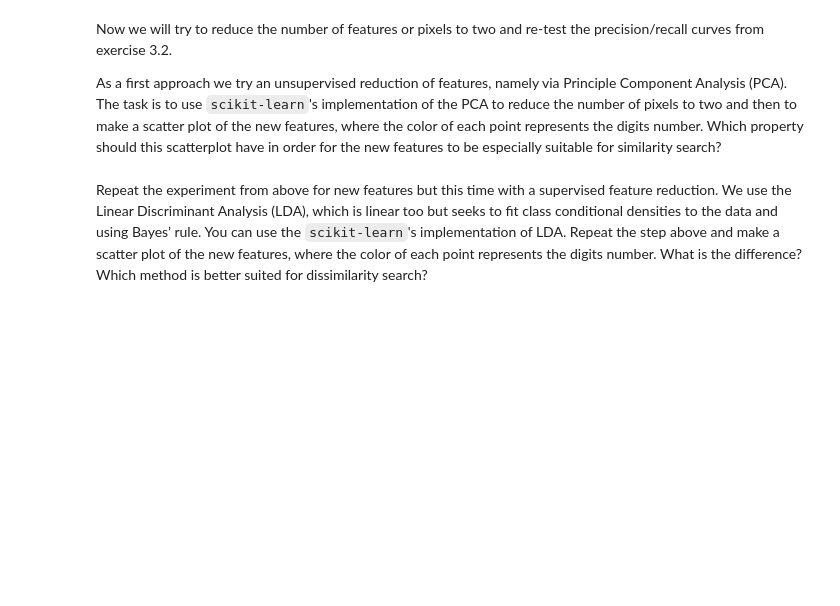
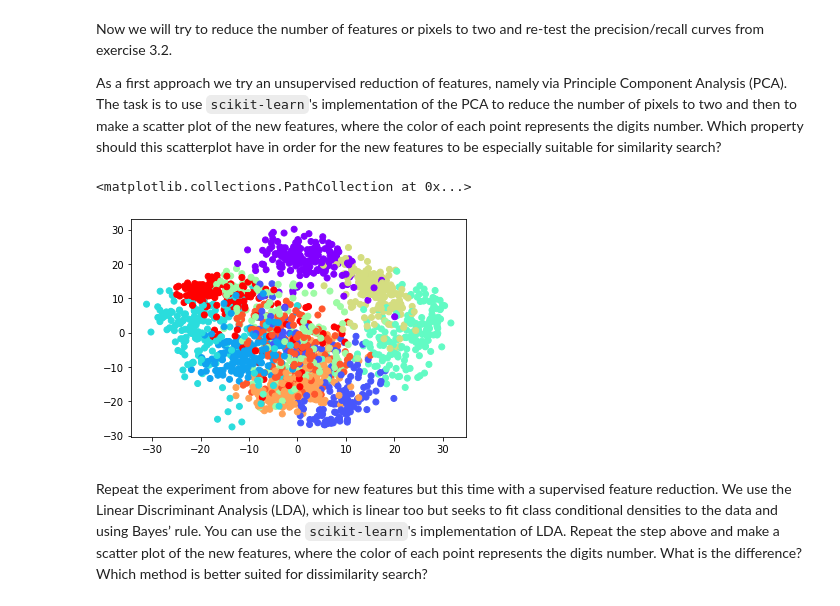
Before and after one commit to thomasdissert/machine-learning-for-natural-sciences, a Jupyter notebook: 03/Exercise03.ipynb, the cells around one changed output. Drawn from its saved outputs; the diff is of its cells as text; code cells hidden in the pictures; blank space fills up the shorter version.

```diff
--- a/03/Exercise03.ipynb
+++ b/03/Exercise03.ipynb
@@ -264,8 +264,13 @@ As a first approach we try an unsupervised reduction of features, namely via Pri
 # %%
 from sklearn.decomposition import PCA
 new_features_pca = None # Make new features of shape (1797, 2)
 # YOUR CODE HERE
-raise NotImplementedError()
+pca = PCA(n_components=2)
+new_features_pca = pca.fit_transform(data)
+plt.scatter(new_features_pca[:, 0], new_features_pca[:, 1], c=target, cmap="rainbow")
+# %% [output]
+<matplotlib.collections.PathCollection at 0x...>
+[figure, added]
 # %% [markdown]
 Repeat the experiment from above for new features but this time with a supervised feature reduction. We use the Linear Discriminant Analysis (LDA), which is linear too but seeks to fit class conditional densities to the data and using Bayes’ rule. You can use the `scikit-learn`'s implementation of LDA. Repeat the step above and make a scatter plot of the new features, where the color of each point represents the digits number. What is the difference? Which method is better suited for dissimilarity search?
 # %%
```
Also changed, not shown: parts of 4 cells of this notebook.
